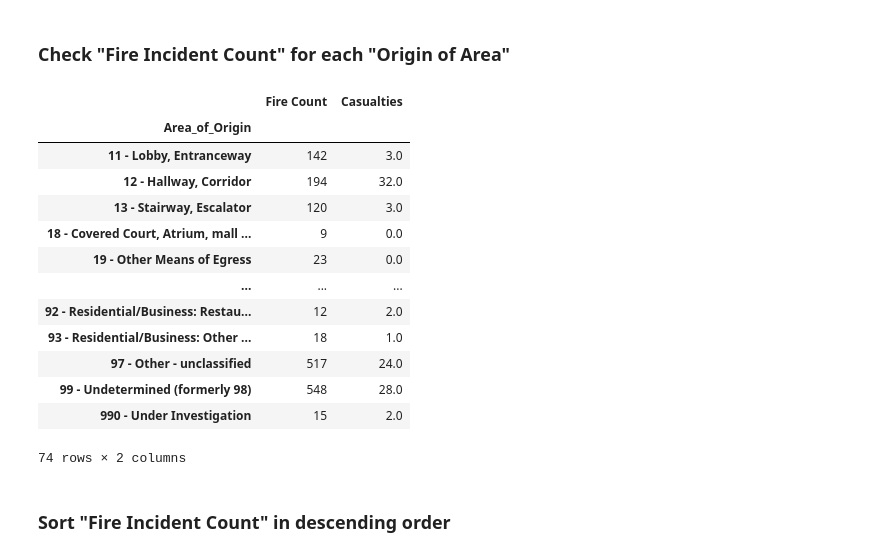
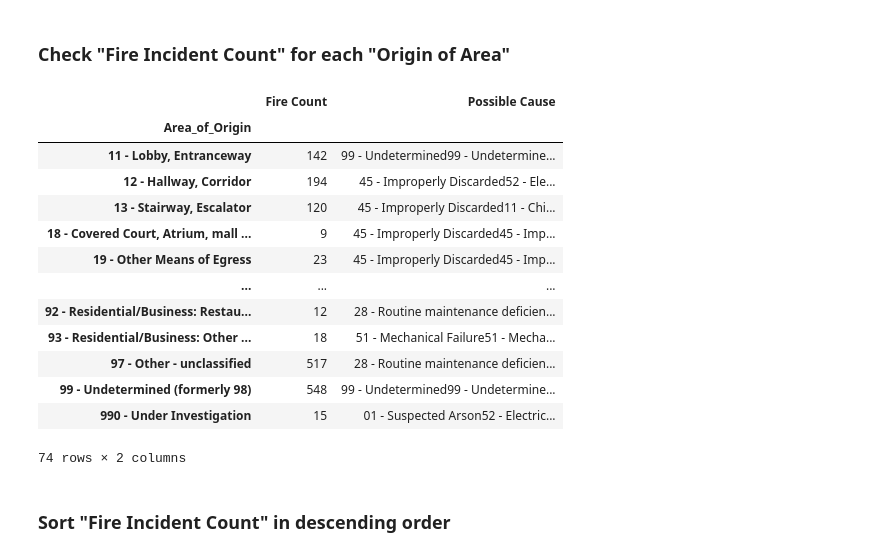
Before and after one commit to HikmetYigit34/Group7-Project1, a Jupyter notebook: TorontoWeatherProjection.ipynb, the cells around one changed output. Drawn from its saved outputs; the diff is of its cells as text; code cells hidden in the pictures.

```diff
--- a/TorontoWeatherProjection.ipynb
+++ b/TorontoWeatherProjection.ipynb
@@ -736,30 +736,30 @@ fire_df
 # %%
 # Fire incident count for each Origin of Area, from 2011 to 2021 total
 areaOrigin= fire_df['Year'].groupby(fire_df['Area_of_Origin'])
 code= fire_df['Year'].groupby(fire_df['Area_of_Origin'])
 fireCount = fire_df['Year'].groupby(fire_df['Area_of_Origin']).count()
-casualties = fire_df['Civilian_Casualties'].groupby(fire_df['Area_of_Origin']).sum()
+cause = fire_df['Possible_Cause'].groupby(fire_df['Area_of_Origin']).sum()
 
 fire_per_area_df = pd.DataFrame({
                                   "Fire Count": fireCount,
-                                  "Casualties": casualties
+                                  "Possible Cause": cause
                                 })
 
 fire_per_area_df
 # %% [output]
-|  | Fire Count | Casualties |
+|  | Fire Count | Possible Cause |
 | Area_of_Origin |  |  |
-| 11 - Lobby, Entranceway | 142 | 3.0 |
-| 12 - Hallway, Corridor | 194 | 32.0 |
-| 13 - Stairway, Escalator | 120 | 3.0 |
-| 18 - Covered Court, Atrium, mall ... | 9 | 0.0 |
-| 19 - Other Means of Egress | 23 | 0.0 |
+| 11 - Lobby, Entranceway | 142 | 99 - Undetermined99 - Undetermine... |
+| 12 - Hallway, Corridor | 194 | 45 - Improperly Discarded52 - Ele... |
+| 13 - Stairway, Escalator | 120 | 45 - Improperly Discarded11 - Chi... |
+| 18 - Covered Court, Atrium, mall ... | 9 | 45 - Improperly Discarded45 - Imp... |
+| 19 - Other Means of Egress | 23 | 45 - Improperly Discarded45 - Imp... |
 | ... | ... | ... |
-| 92 - Residential/Business: Restau... | 12 | 2.0 |
-| 93 - Residential/Business: Other ... | 18 | 1.0 |
-| 97 - Other - unclassified | 517 | 24.0 |
-| 99 - Undetermined (formerly 98) | 548 | 28.0 |
-| 990 - Under Investigation | 15 | 2.0 |
+| 92 - Residential/Business: Restau... | 12 | 28 - Routine maintenance deficien... |
+| 93 - Residential/Business: Other ... | 18 | 51 - Mechanical Failure51 - Mecha... |
+| 97 - Other - unclassified | 517 | 28 - Routine maintenance deficien... |
+| 99 - Undetermined (formerly 98) | 548 | 99 - Undetermined99 - Undetermine... |
+| 990 - Under Investigation | 15 | 01 - Suspected Arson52 - Electric... |
 74 rows × 2 columns
 # %% [markdown]
 ### Sort "Fire Incident Count" in descending order
```
Also changed, not shown: parts of 3 cells of this notebook, 3 other files.
